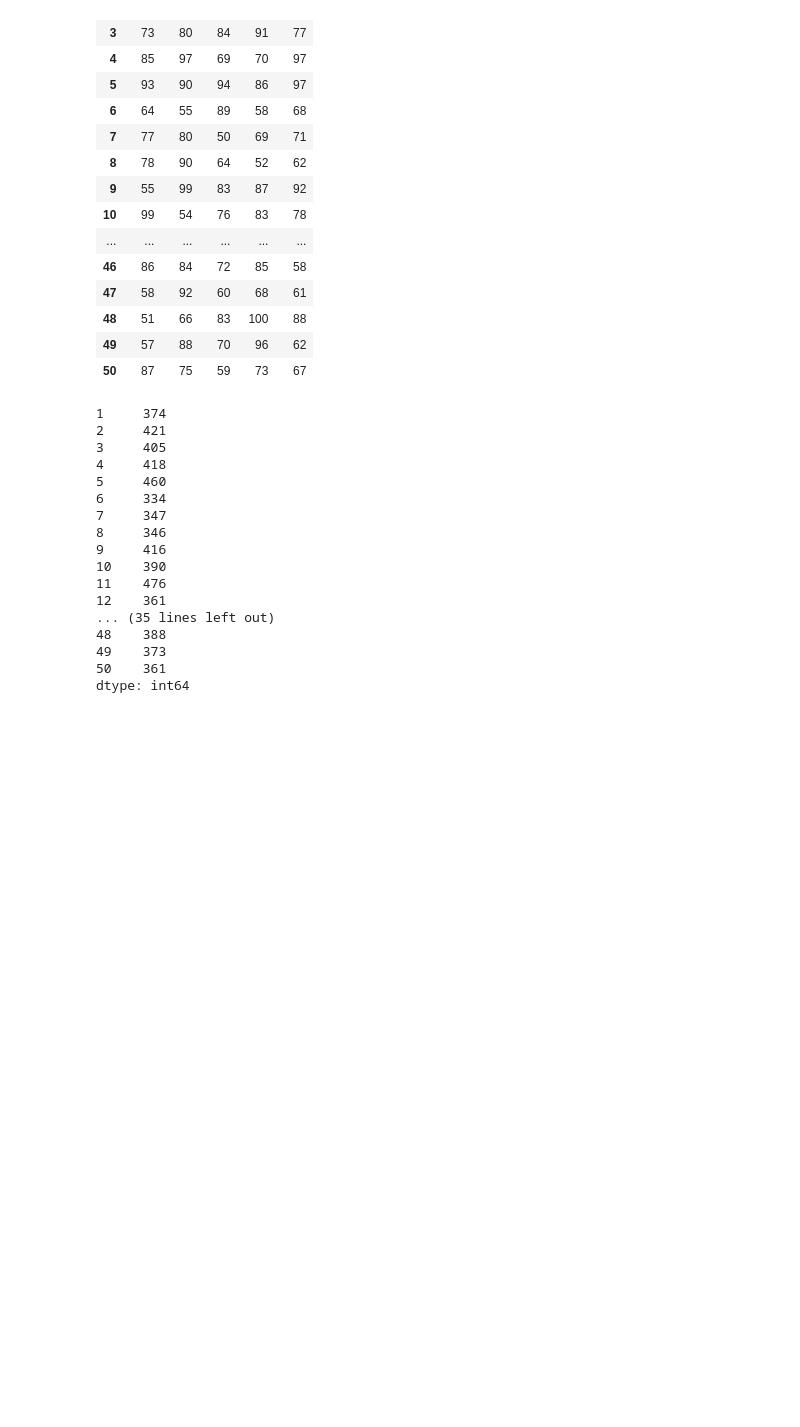
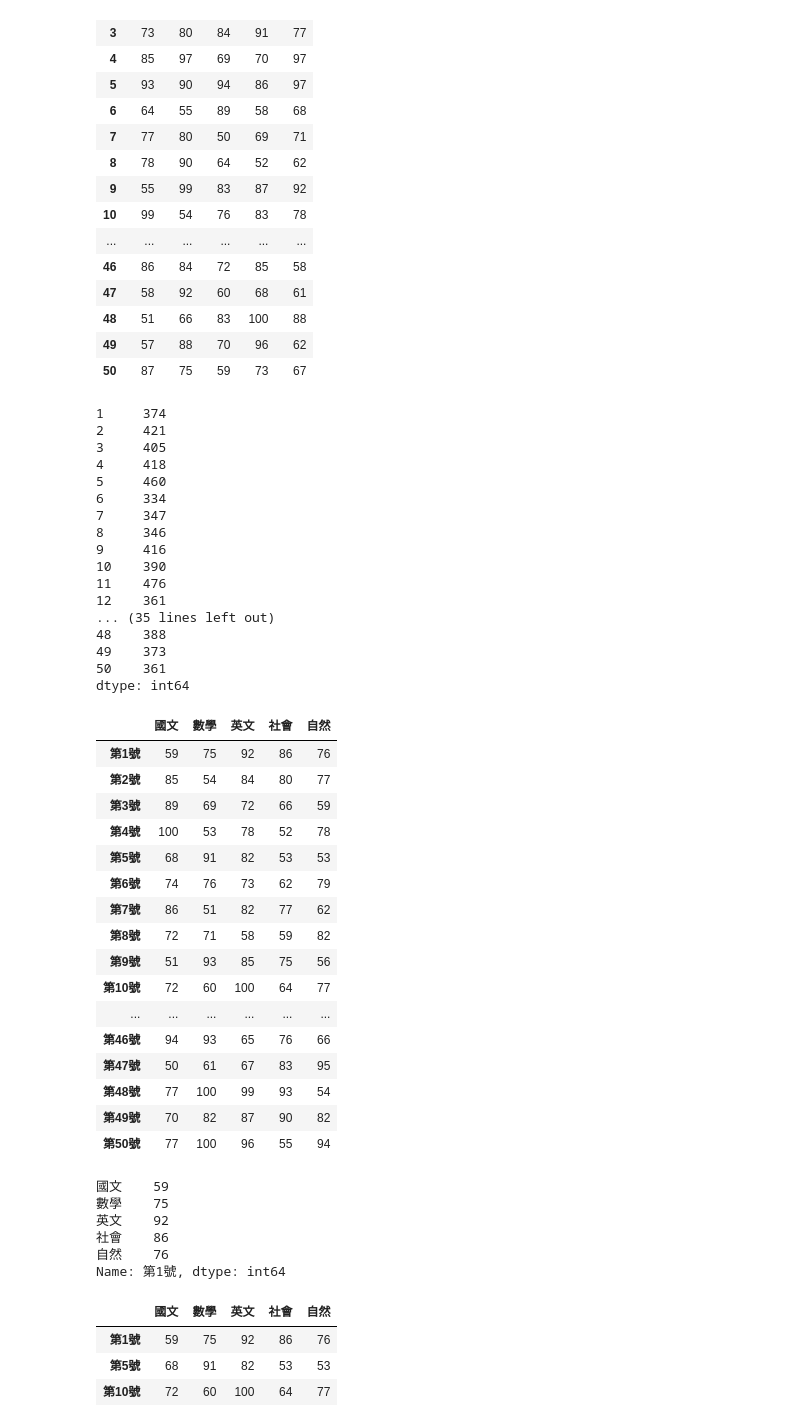
Before and after one commit to angela910423/_TEST_, a Jupyter notebook: lesson10.ipynb, the cells around one changed output. Cells and saved outputs as stored; diff of their text form; code cells hidden in the pictures; blank space fills up the shorter version.

```diff
--- a/lesson10.ipynb
+++ b/lesson10.ipynb
@@ -109,3 +109,44 @@ df1['國文']+df1['英文']+df1['數學']+df1['社會']+df1['自然']
 49    373
 50    361
 dtype: int64
+# %%
+content=np.random.randint(50,high=101,size=(50,5))
+# %%
+import pandas as pd
+pd.DataFrame(data=content, index=[f"第{i}號"for i in range(1,51)],columns=['國文','數學','英文','社會','自然'])
+df1=pd.DataFrame(data=content, index=[f"第{i}號"for i in range(1,51)],columns=['國文','數學','英文','社會','自然'])
+df1
+# %% [output]
+|  | 國文 | 數學 | 英文 | 社會 | 自然 |
+| 第1號 | 59 | 75 | 92 | 86 | 76 |
+| 第2號 | 85 | 54 | 84 | 80 | 77 |
+| 第3號 | 89 | 69 | 72 | 66 | 59 |
+| 第4號 | 100 | 53 | 78 | 52 | 78 |
+| 第5號 | 68 | 91 | 82 | 53 | 53 |
+| 第6號 | 74 | 76 | 73 | 62 | 79 |
+| 第7號 | 86 | 51 | 82 | 77 | 62 |
+| 第8號 | 72 | 71 | 58 | 59 | 82 |
+| 第9號 | 51 | 93 | 85 | 75 | 56 |
+| 第10號 | 72 | 60 | 100 | 64 | 77 |
+| ... | ... | ... | ... | ... | ... |
+| 第46號 | 94 | 93 | 65 | 76 | 66 |
+| 第47號 | 50 | 61 | 67 | 83 | 95 |
+| 第48號 | 77 | 100 | 99 | 93 | 54 |
+| 第49號 | 70 | 82 | 87 | 90 | 82 |
+| 第50號 | 77 | 100 | 96 | 55 | 94 |
+# %%
+df1.loc["第1號"] #dataFrame.loc[key,欄] 使用key
+# %% [output]
+國文    59
+數學    75
+英文    92
+社會    86
+自然    76
+Name: 第1號, dtype: int64
+# %%
+df1.loc[["第1號","第5號","第10號"]]
+# %% [output]
+|  | 國文 | 數學 | 英文 | 社會 | 自然 |
+| 第1號 | 59 | 75 | 92 | 86 | 76 |
+| 第5號 | 68 | 91 | 82 | 53 | 53 |
+| 第10號 | 72 | 60 | 100 | 64 | 77 |
```
Also changed, not shown: parts of 3 cells of this notebook.
